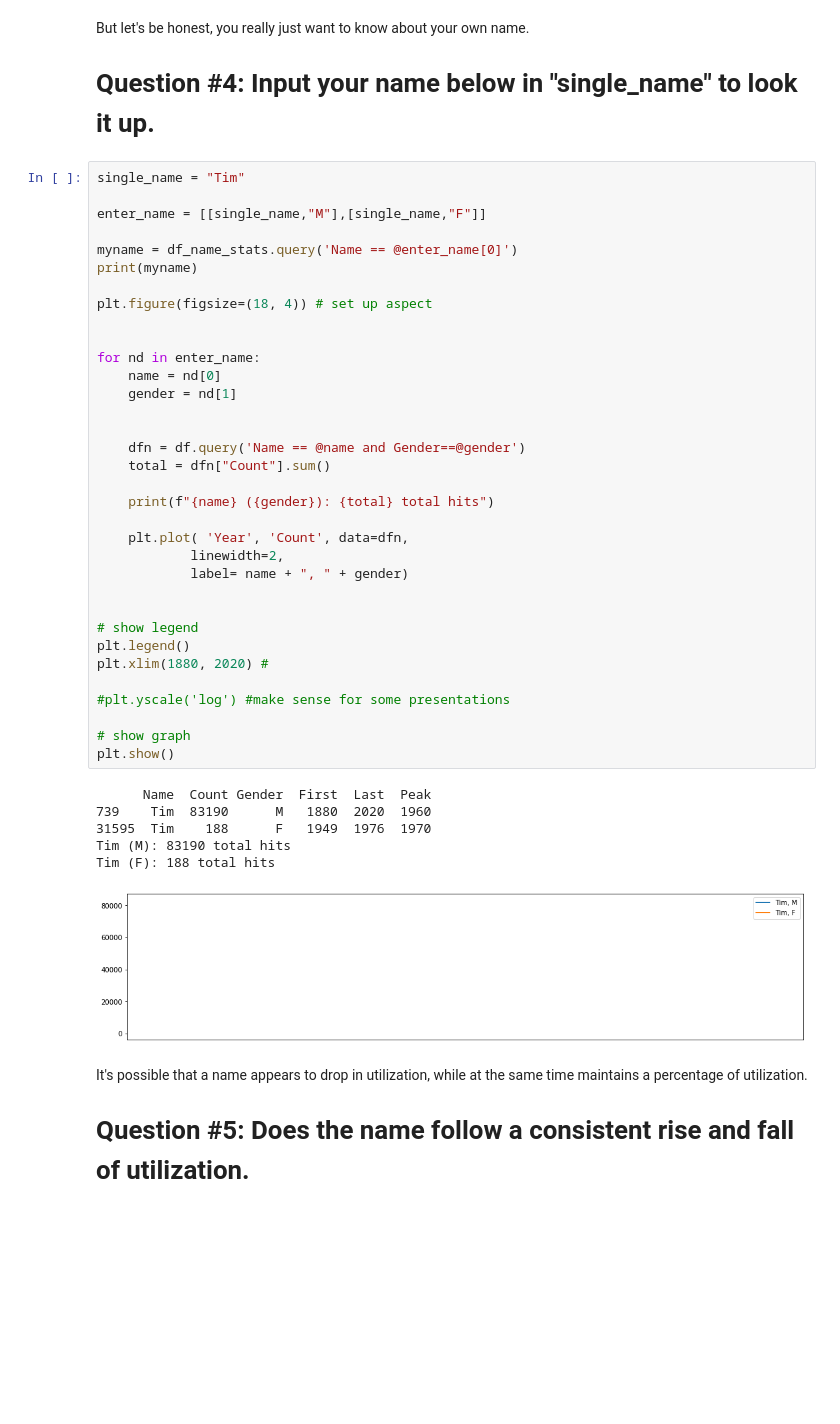
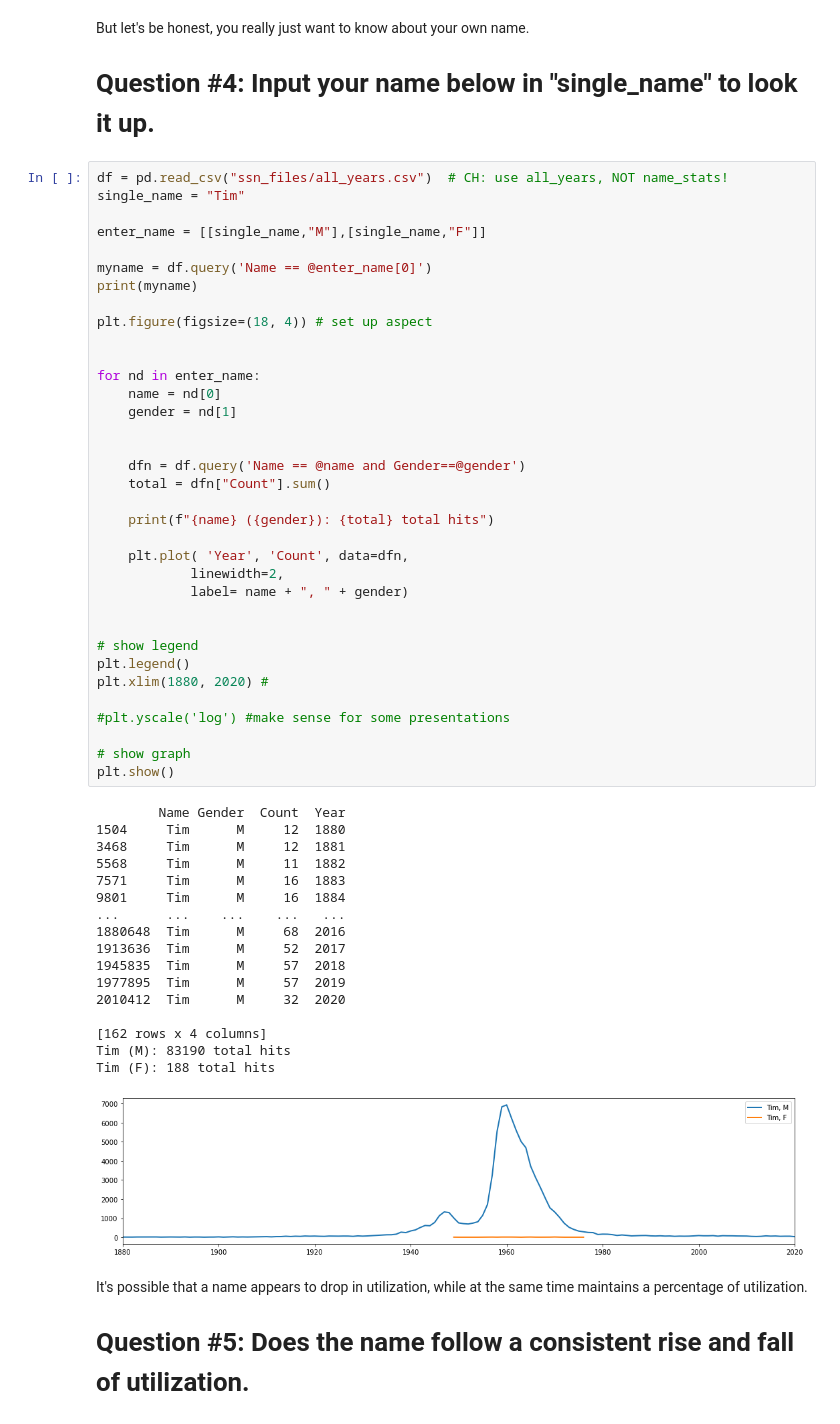
Before and after one commit to timputt/HCI584-Putt-Project-Name-Research, a Jupyter notebook: main.ipynb, the cells around one changed output. Drawn from its saved outputs; the diff is of its cells as text; blank space fills up the shorter version.

```diff
--- a/main.ipynb
+++ b/main.ipynb
@@ -171,46 +168,58 @@ See the caveats in the documentation: https://pandas.pydata.org/pandas-docs/stab
 But let's be honest, you really just want to know about your own name.
 # Question #4: Input your name below in "single_name" to look it up.
 # %%
+df = pd.read_csv("ssn_files/all_years.csv")  # CH: use all_years, NOT name_stats!
 single_name = "Tim"
 
 enter_name = [[single_name,"M"],[single_name,"F"]]
 
-myname = df_name_stats.query('Name == @enter_name[0]')
+myname = df.query('Name == @enter_name[0]')
 print(myname)
 
 plt.figure(figsize=(18, 4)) # set up aspect
 
 
 for nd in enter_name:
     name = nd[0]
     gender = nd[1]
 
 
     dfn = df.query('Name == @name and Gender==@gender')
     total = dfn["Count"].sum()
 
     print(f"{name} ({gender}): {total} total hits")
 
     plt.plot( 'Year', 'Count', data=dfn,
             linewidth=2,
             label= name + ", " + gender)
 
 
 # show legend
 plt.legend()
 plt.xlim(1880, 2020) #
 
 #plt.yscale('log') #make sense for some presentations
 
 # show graph
 plt.show()
 # %% [output]
-      Name  Count Gender  First  Last  Peak
-739    Tim  83190      M   1880  2020  1960
-31595  Tim    188      F   1949  1976  1970
+        Name Gender  Count  Year
+1504     Tim      M     12  1880
+3468     Tim      M     12  1881
+5568     Tim      M     11  1882
+7571     Tim      M     16  1883
+9801     Tim      M     16  1884
+...      ...    ...    ...   ...
+1880648  Tim      M     68  2016
+1913636  Tim      M     52  2017
+1945835  Tim      M     57  2018
+1977895  Tim      M     57  2019
+2010412  Tim      M     32  2020
+
+[162 rows x 4 columns]
 Tim (M): 83190 total hits
 Tim (F): 188 total hits
-[figure, old version]
+[figure, new version]
 # %% [markdown]
 It's possible that a name appears to drop in utilization, while at the same time maintains a percentage of utilization.
 # Question #5: Does the name follow a consistent rise and fall of utilization.
```
Also changed, not shown: parts of 3 cells of this notebook.
